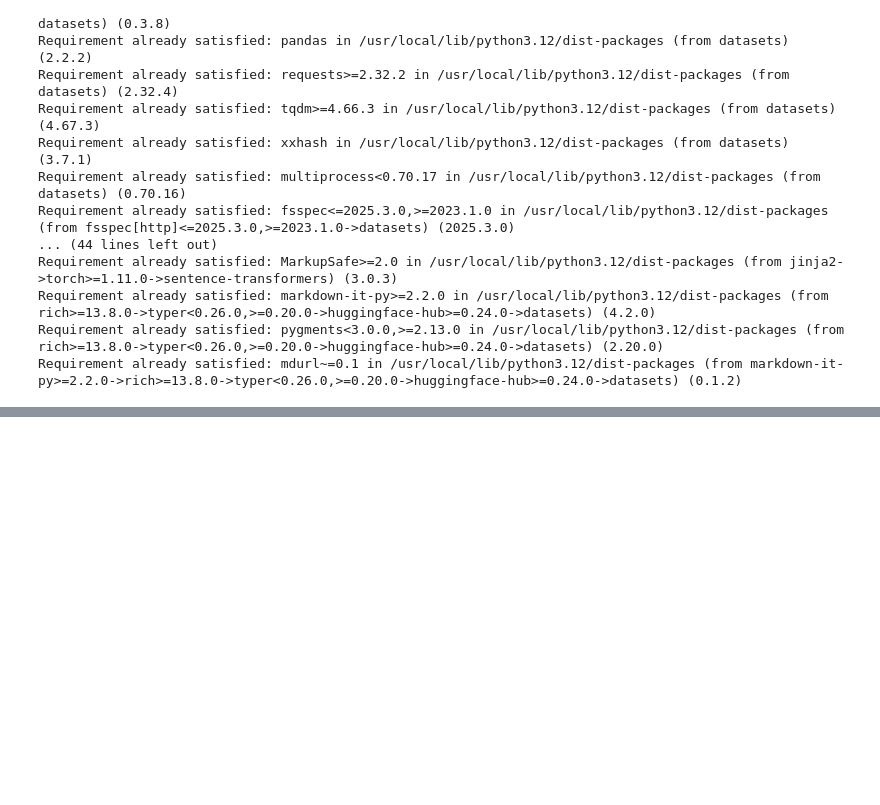
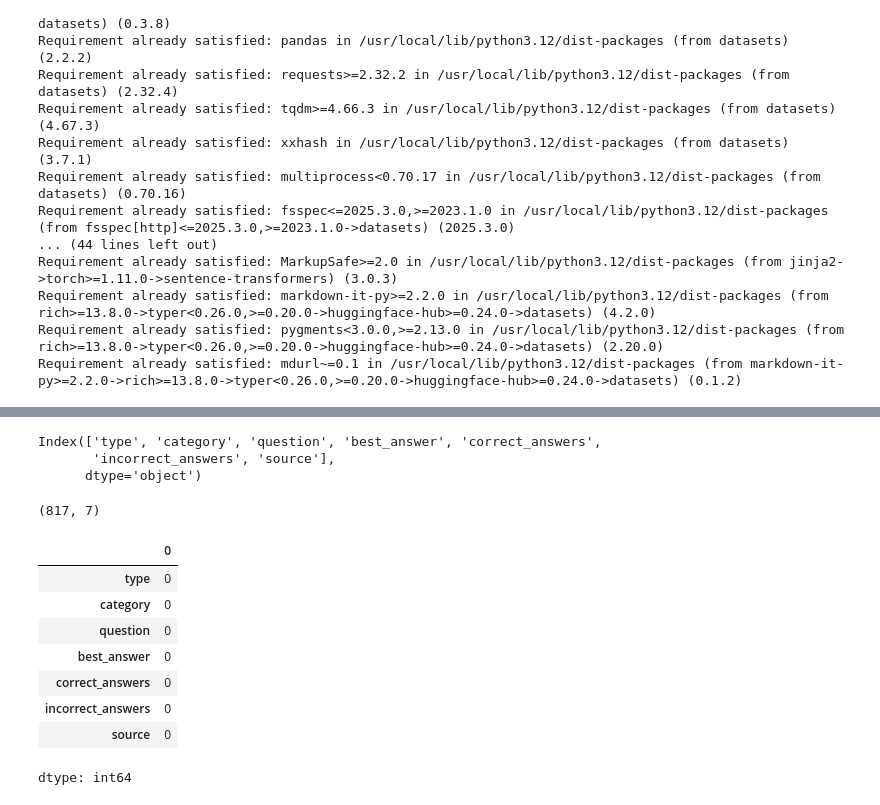
Before and after one commit to anushah-200/AnushahGupta_ML_Internship_2026, a Jupyter notebook: notebooks/01_dataset_preparation.ipynb, the cells around one changed output, grey strips where cells are left out. Saved outputs shown, nothing was run; the diff lists cells and outputs as text; code cells hidden in the pictures; blank space fills up the shorter version.

```diff
--- a/notebooks/01_dataset_preparation.ipynb
+++ b/notebooks/01_dataset_preparation.ipynb
@@ -31,0 +73,22 @@ from datasets import load_dataset
+# %%
+df.columns
+# %% [output]
+Index(['type', 'category', 'question', 'best_answer', 'correct_answers',
+       'incorrect_answers', 'source'],
+      dtype='object')
+# %%
+df.shape
+# %% [output]
+(817, 7)
+# %%
+df.isnull().sum()
+# %% [output]
+|  | 0 |
+| type | 0 |
+| category | 0 |
+| question | 0 |
+| best_answer | 0 |
+| correct_answers | 0 |
+| incorrect_answers | 0 |
+| source | 0 |
+dtype: int64
```
Also changed, not shown: parts of 15 cells of this notebook.
